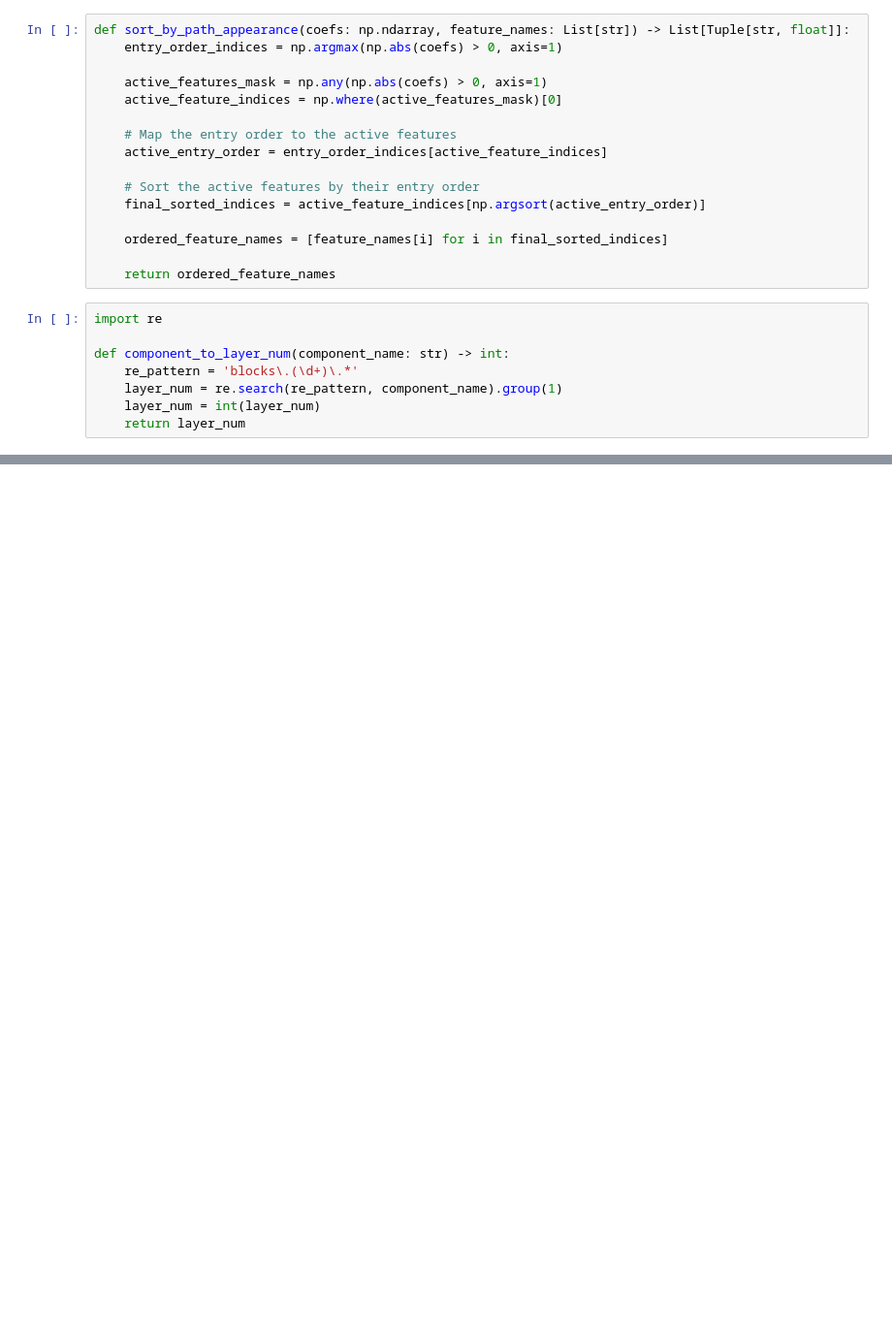
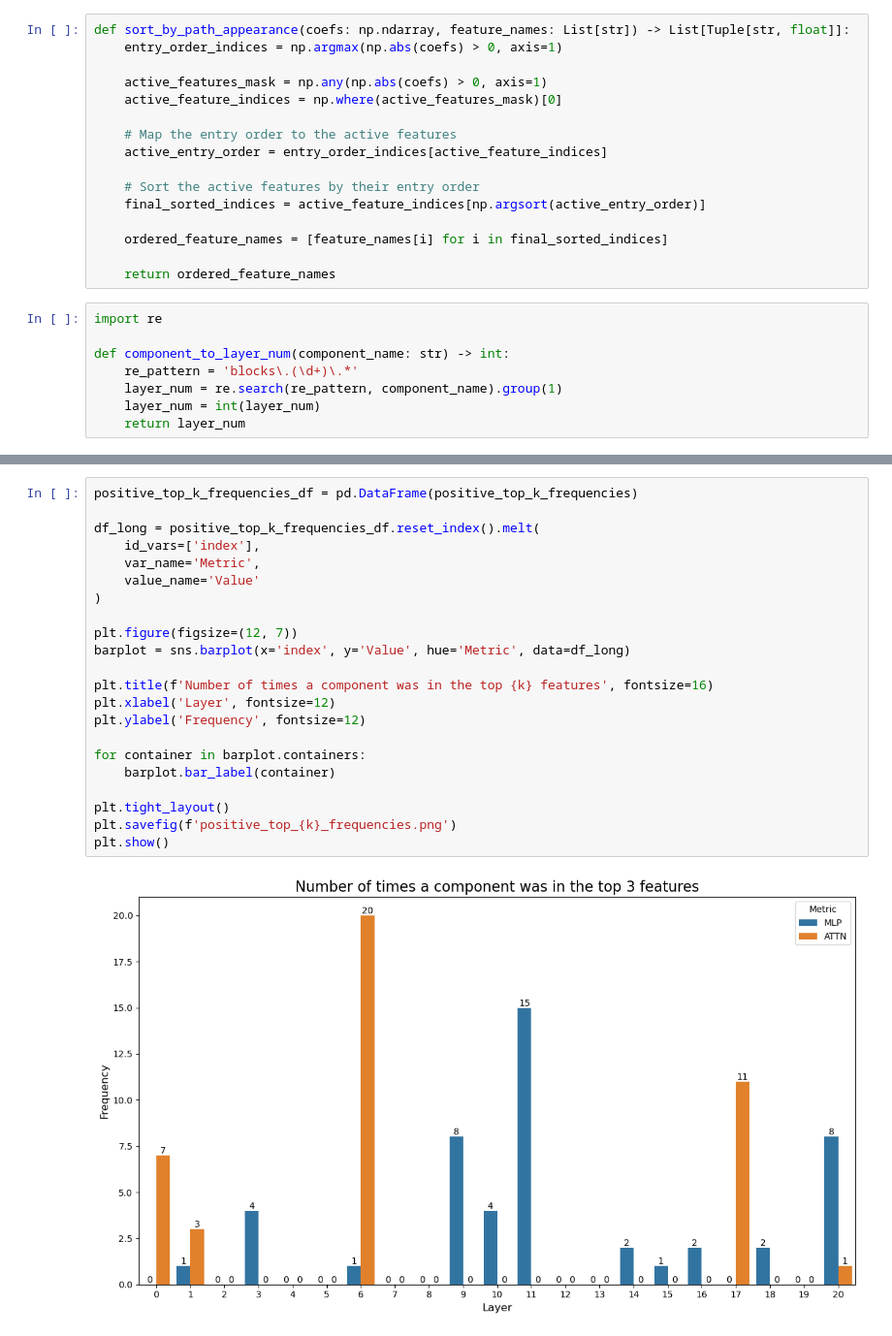
Before and after one commit to noacas/steering_vectors, a Jupyter notebook: linear_mlp_vs_attn.ipynb, the cells around one changed output, grey strips where cells are left out. Shown: that part at 97% size. Saved outputs shown, nothing was run; the diff lists cells and outputs as text; blank space fills up the shorter version.

```diff
--- a/linear_mlp_vs_attn.ipynb
+++ b/linear_mlp_vs_attn.ipynb
@@ -135,3 +191,27 @@ plt.grid(axis='y', linestyle='--', alpha=0.7)
 plt.show()
 # %% [output]
 [figure]
+# %%
+positive_top_k_frequencies_df = pd.DataFrame(positive_top_k_frequencies)
+
+df_long = positive_top_k_frequencies_df.reset_index().melt(
+    id_vars=['index'],
+    var_name='Metric',
+    value_name='Value'
+)
+
+plt.figure(figsize=(12, 7))
+barplot = sns.barplot(x='index', y='Value', hue='Metric', data=df_long)
+
+plt.title(f'Number of times a component was in the top {k} features', fontsize=16)
+plt.xlabel('Layer', fontsize=12)
+plt.ylabel('Frequency', fontsize=12)
+
+for container in barplot.containers:
+    barplot.bar_label(container)
+
+plt.tight_layout()
+plt.savefig(f'positive_top_{k}_frequencies.png')
+plt.show()
+# %% [output]
+[figure, added]
```
Also changed, not shown: parts of 8 cells of this notebook, 18 other files.
